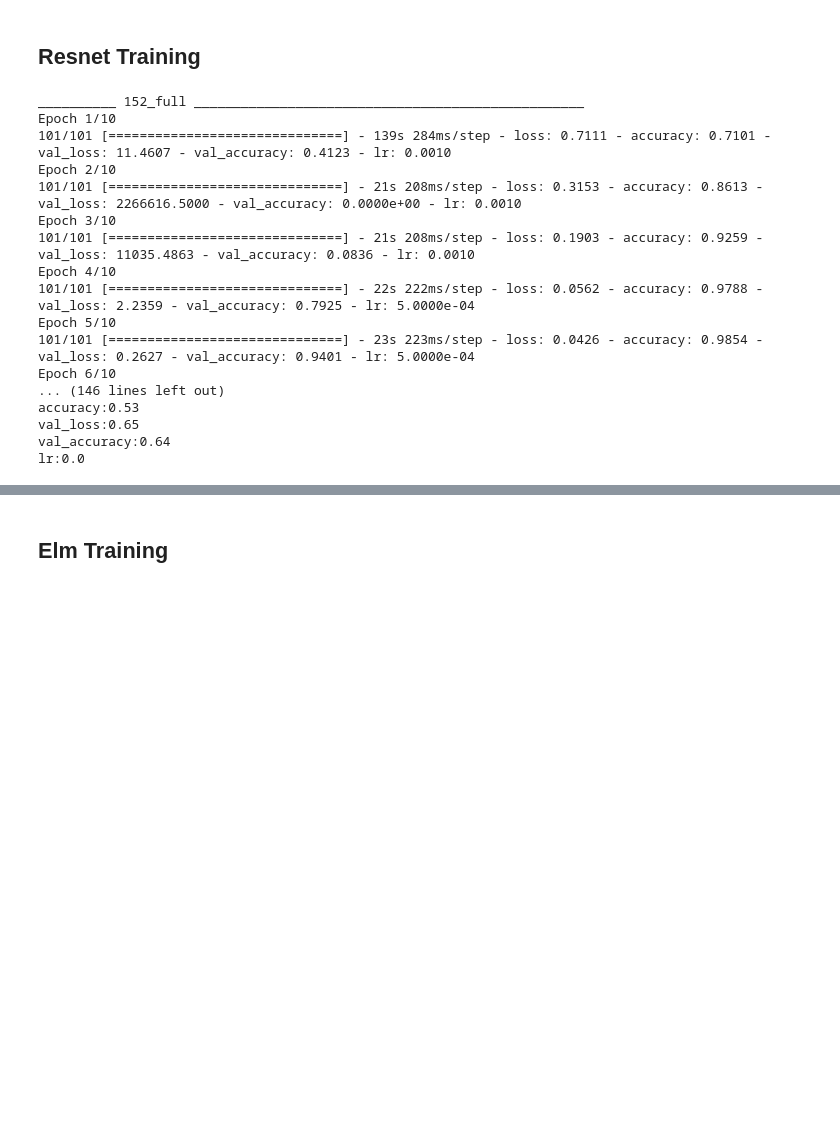
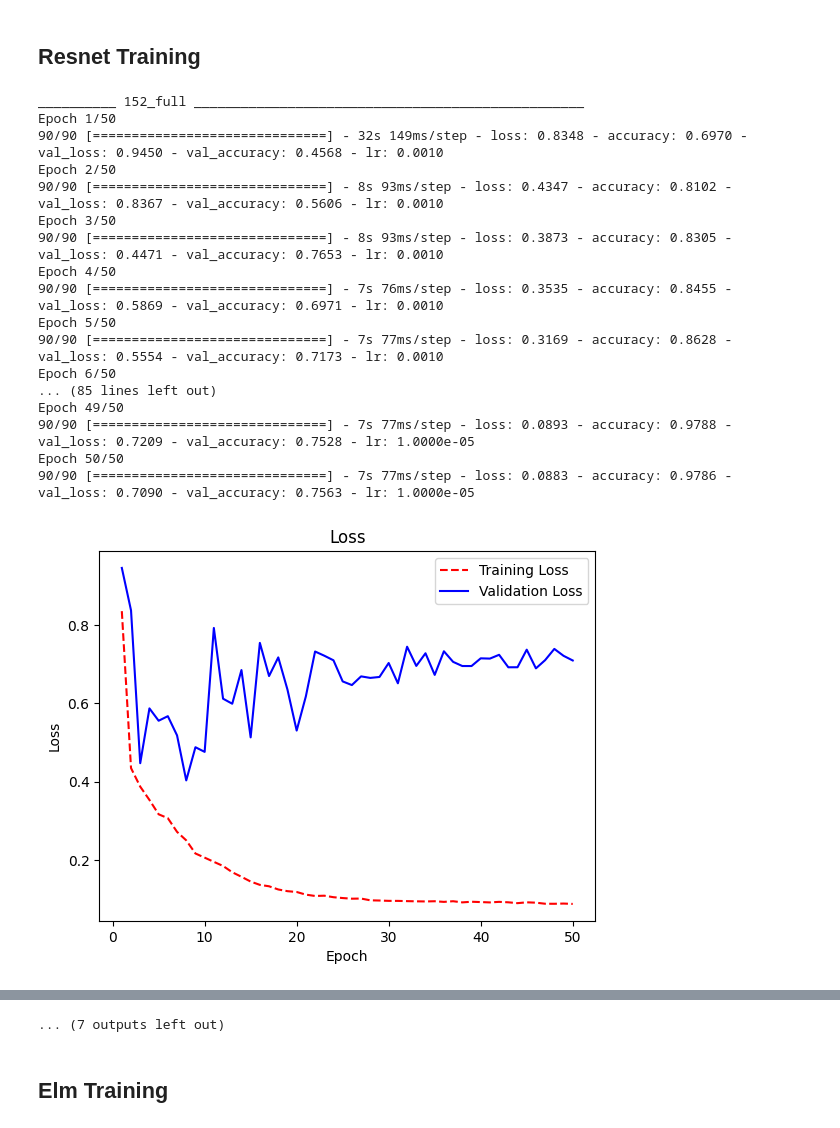
Before and after one commit to chandniagarwal/Gan_Classifier, a Jupyter notebook: notebooks/Softmax.ipynb, the cells around one changed output, grey strips where cells are left out. Drawn from its saved outputs; the diff is of its cells as text; code cells hidden in the pictures; blank space fills up the shorter version.

```diff
--- a/notebooks/Softmax.ipynb
+++ b/notebooks/Softmax.ipynb
@@ -172,24 +176,25 @@ model_data = {
 # %%
 for key in model_softmax.keys():
   print("_"*10, key, "_"*50)
   model_softmax[key] = Model(model_softmax[key], 0.001, f'/content/drive/MyDrive/final_model/checkpoint/{key}', "categorical_crossentropy")
-  model_softmax[key].train(model_data[key].images, model_data[key].labels, batch_size=64, epoch=10)
+  model_softmax[key].train(model_data[key].images, model_data[key].labels, batch_size=64, epoch=50, validation_split=0.2)
   tf.keras.backend.clear_session()
 # %% [output]
 __________ 152_full __________________________________________________
-Epoch 1/10
-101/101 [==============================] - 139s 284ms/step - loss: 0.7111 - accuracy: 0.7101 - val_loss: 11.4607 - val_accuracy: 0.4123 - lr: 0.0010
-Epoch 2/10
-101/101 [==============================] - 21s 208ms/step - loss: 0.3153 - accuracy: 0.8613 - val_loss: 2266616.5000 - val_accuracy: 0.0000e+00 - lr: 0.0010
-Epoch 3/10
-101/101 [==============================] - 21s 208ms/step - loss: 0.1903 - accuracy: 0.9259 - val_loss: 11035.4863 - val_accuracy: 0.0836 - lr: 0.0010
-Epoch 4/10
-101/101 [==============================] - 22s 222ms/step - loss: 0.0562 - accuracy: 0.9788 - val_loss: 2.2359 - val_accuracy: 0.7925 - lr: 5.0000e-04
-Epoch 5/10
-101/101 [==============================] - 23s 223ms/step - loss: 0.0426 - accuracy: 0.9854 - val_loss: 0.2627 - val_accuracy: 0.9401 - lr: 5.0000e-04
-Epoch 6/10
-... (146 lines left out)
-accuracy:0.53
-val_loss:0.65
-val_accuracy:0.64
-lr:0.0
+Epoch 1/50
+90/90 [==============================] - 32s 149ms/step - loss: 0.8348 - accuracy: 0.6970 - val_loss: 0.9450 - val_accuracy: 0.4568 - lr: 0.0010
+Epoch 2/50
+90/90 [==============================] - 8s 93ms/step - loss: 0.4347 - accuracy: 0.8102 - val_loss: 0.8367 - val_accuracy: 0.5606 - lr: 0.0010
+Epoch 3/50
+90/90 [==============================] - 8s 93ms/step - loss: 0.3873 - accuracy: 0.8305 - val_loss: 0.4471 - val_accuracy: 0.7653 - lr: 0.0010
+Epoch 4/50
+90/90 [==============================] - 7s 76ms/step - loss: 0.3535 - accuracy: 0.8455 - val_loss: 0.5869 - val_accuracy: 0.6971 - lr: 0.0010
+Epoch 5/50
+90/90 [==============================] - 7s 77ms/step - loss: 0.3169 - accuracy: 0.8628 - val_loss: 0.5554 - val_accuracy: 0.7173 - lr: 0.0010
+Epoch 6/50
+... (85 lines left out)
+Epoch 49/50
+90/90 [==============================] - 7s 77ms/step - loss: 0.0893 - accuracy: 0.9788 - val_loss: 0.7209 - val_accuracy: 0.7528 - lr: 1.0000e-05
+Epoch 50/50
+90/90 [==============================] - 7s 77ms/step - loss: 0.0883 - accuracy: 0.9786 - val_loss: 0.7090 - val_accuracy: 0.7563 - lr: 1.0000e-05
+[figure, added]
@@ -196,3 +259,4 @@ lr:0.0
+... (7 outputs left out)
 # %%
 # for key in model_softmax.keys():
 #   model_softmax[key] = Model(model_softmax[key], 0.001, f'/content/drive/MyDrive/final_model/checkpoint/{key}', "categorical_crossentropy")
```
Also changed, not shown: parts of 9 cells of this notebook, 1 other file.
